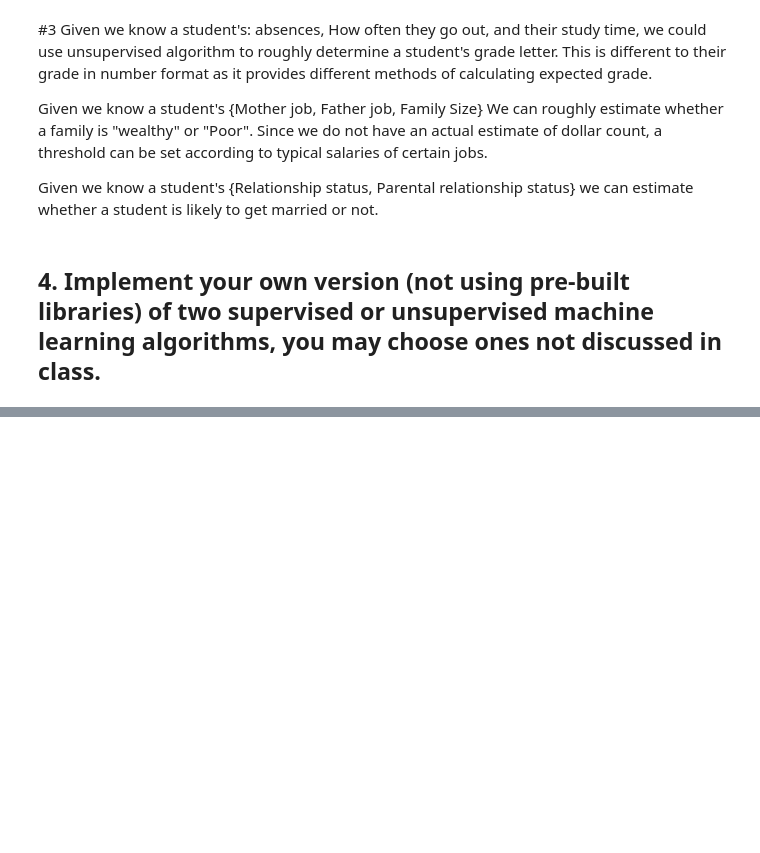
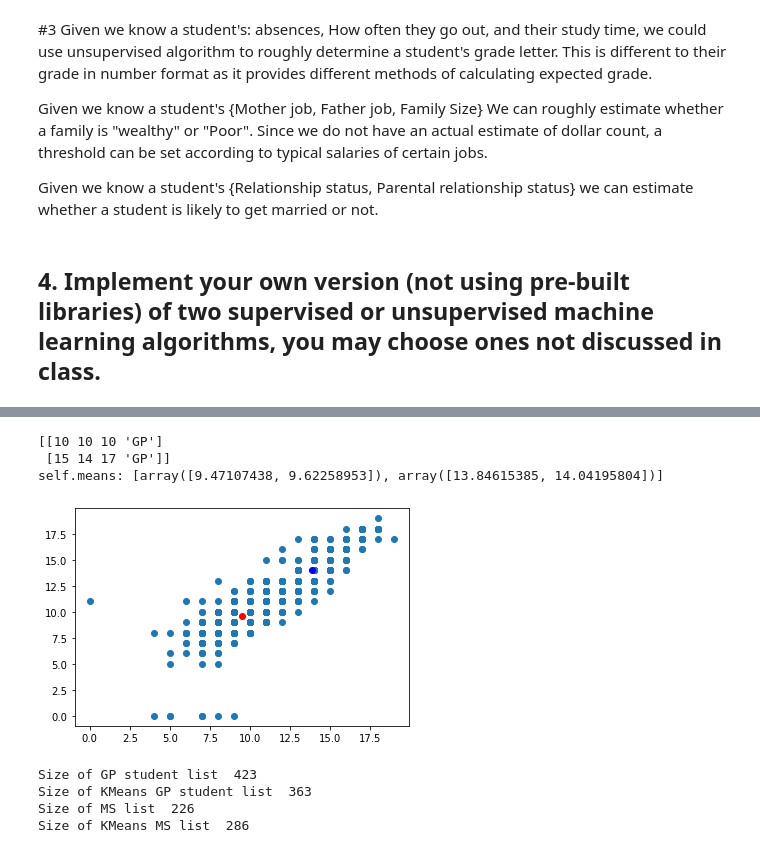
Before and after one commit to BrockForsythe/COSC311, a Jupyter notebook: Project 2/Project2.ipynb, the cells around one changed output, grey strips where cells are left out. Drawn from its saved outputs; the diff is of its cells as text; code cells hidden in the pictures; blank space fills up the shorter version.

```diff
--- a/Project 2/Project2.ipynb
+++ b/Project 2/Project2.ipynb
@@ -48,0 +164,19 @@ Given we know a student's {Relationship status, Parental relationship status} we
+# %%
+kmeans = KMeans(2)
+gp, ms = kmeans.train(student, 2, 1000, 'G1', 'G2')
+# %% [output]
+[[10 10 10 'GP']
+ [15 14 17 'GP']]
+self.means: [array([9.47107438, 9.62258953]), array([13.84615385, 14.04195804])]
+[figure, added]
+# %%
+print("Size of GP student list ",len(GP))
+print("Size of KMeans GP student list ",len(gp))
+
+print("Size of MS list ",len(MS))
+print("Size of KMeans MS list ",len(ms))
+# %% [output]
+Size of GP student list  423
+Size of KMeans GP student list  363
+Size of MS list  226
+Size of KMeans MS list  286
```
Also changed, not shown: parts of 67 cells of this notebook.
